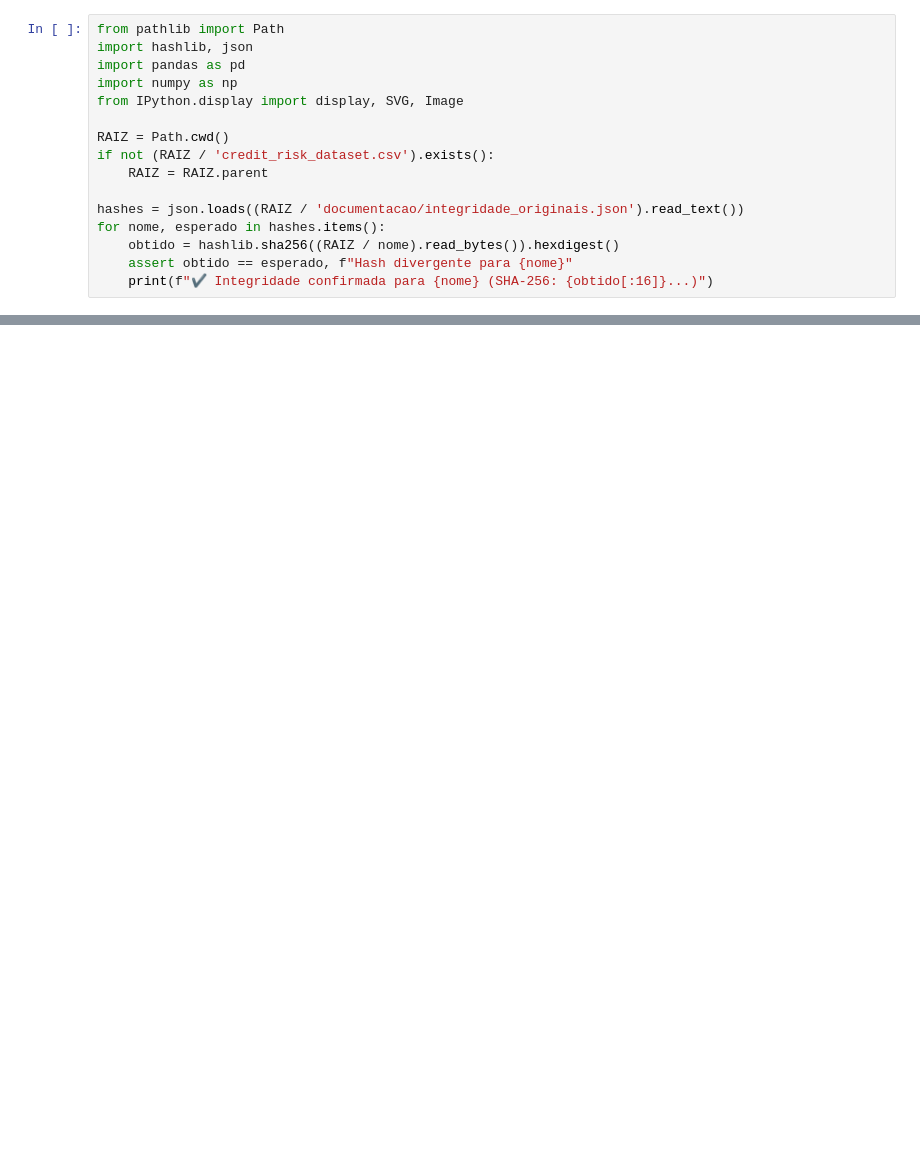
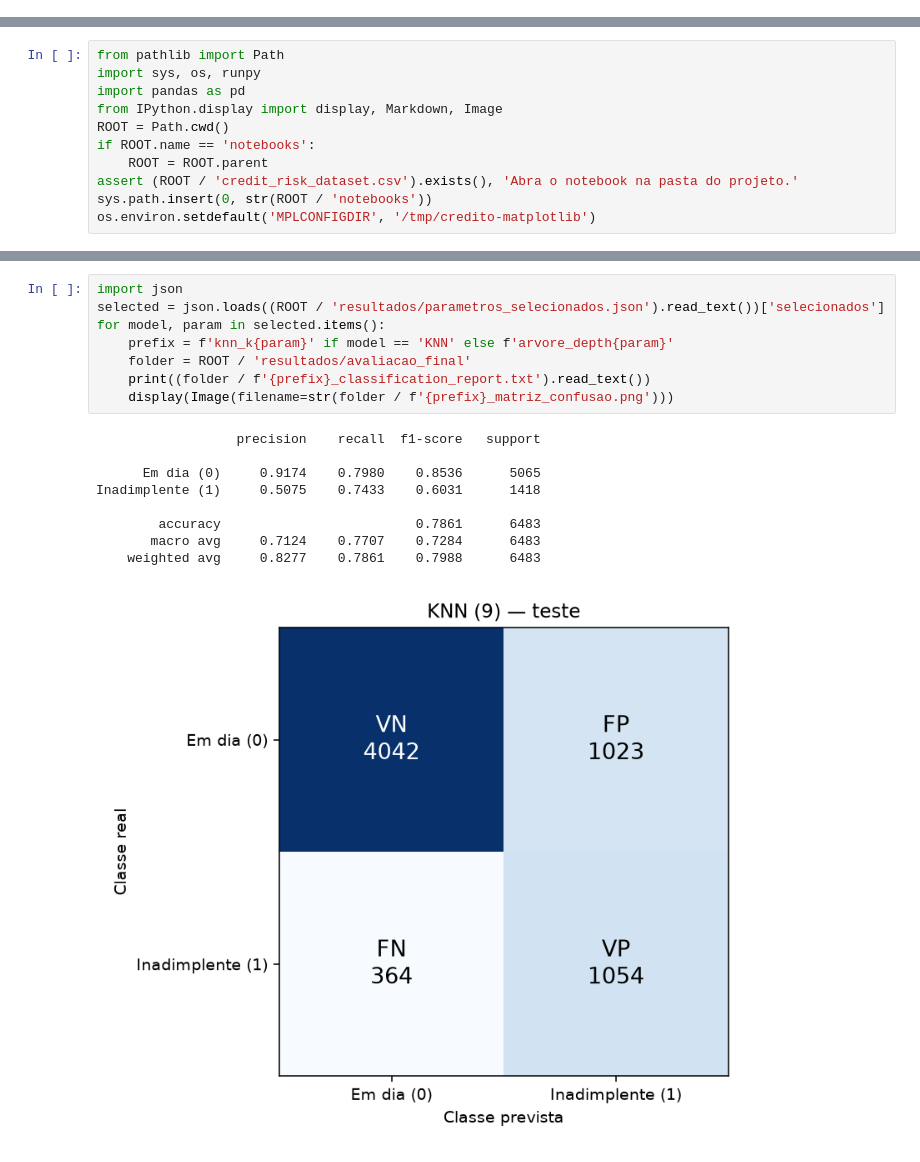
Before and after one commit to elycbarros/PROJETO_ML_T3, a Jupyter notebook: notebooks/pipeline_completo.ipynb, the cells around one changed output, grey strips where cells are left out. Drawn from its saved outputs; the diff is of its cells as text; blank space fills up the shorter version.

Commit message:
fix: unifica preparo e valida consistencia dos modelos

```diff
--- a/notebooks/pipeline_completo.ipynb
+++ b/notebooks/pipeline_completo.ipynb
@@ -9,16 +0,0 @@ Garantia de que os conjuntos de dados fornecidos (`credit_risk_dataset.csv` e `E
-# %%
-from pathlib import Path
-import hashlib, json
-import pandas as pd
-import numpy as np
-from IPython.display import display, SVG, Image
-
-RAIZ = Path.cwd()
-if not (RAIZ / 'credit_risk_dataset.csv').exists():
-    RAIZ = RAIZ.parent
-
-hashes = json.loads((RAIZ / 'documentacao/integridade_originais.json').read_text())
-for nome, esperado in hashes.items():
-    obtido = hashlib.sha256((RAIZ / nome).read_bytes()).hexdigest()
-    assert obtido == esperado, f"Hash divergente para {nome}"
-    print(f"✔ Integridade confirmada para {nome} (SHA-256: {obtido[:16]}...)")
@@ -148,0 +4,11 @@ display(SVG(filename=str(RAIZ / 'resultados/avaliacao_final/simulacao_financeira
+# %%
+from pathlib import Path
+import sys, os, runpy
+import pandas as pd
+from IPython.display import display, Markdown, Image
+ROOT = Path.cwd()
+if ROOT.name == 'notebooks':
+    ROOT = ROOT.parent
+assert (ROOT / 'credit_risk_dataset.csv').exists(), 'Abra o notebook na pasta do projeto.'
+sys.path.insert(0, str(ROOT / 'notebooks'))
+os.environ.setdefault('MPLCONFIGDIR', '/tmp/credito-matplotlib')
@@ -148,0 +364,18 @@ display(SVG(filename=str(RAIZ / 'resultados/avaliacao_final/simulacao_financeira
+# %%
+import json
+selected = json.loads((ROOT / 'resultados/parametros_selecionados.json').read_text())['selecionados']
+for model, param in selected.items():
+    prefix = f'knn_k{param}' if model == 'KNN' else f'arvore_depth{param}'
+    folder = ROOT / 'resultados/avaliacao_final'
+    print((folder / f'{prefix}_classification_report.txt').read_text())
+    display(Image(filename=str(folder / f'{prefix}_matriz_confusao.png')))
+# %% [output]
+                  precision    recall  f1-score   support
+
+      Em dia (0)     0.9174    0.7980    0.8536      5065
+Inadimplente (1)     0.5075    0.7433    0.6031      1418
+
+        accuracy                         0.7861      6483
+       macro avg     0.7124    0.7707    0.7284      6483
+    weighted avg     0.8277    0.7861    0.7988      6483
+[figure, added]
```
Also changed, not shown: parts of 35 cells of this notebook, 13 other files.
